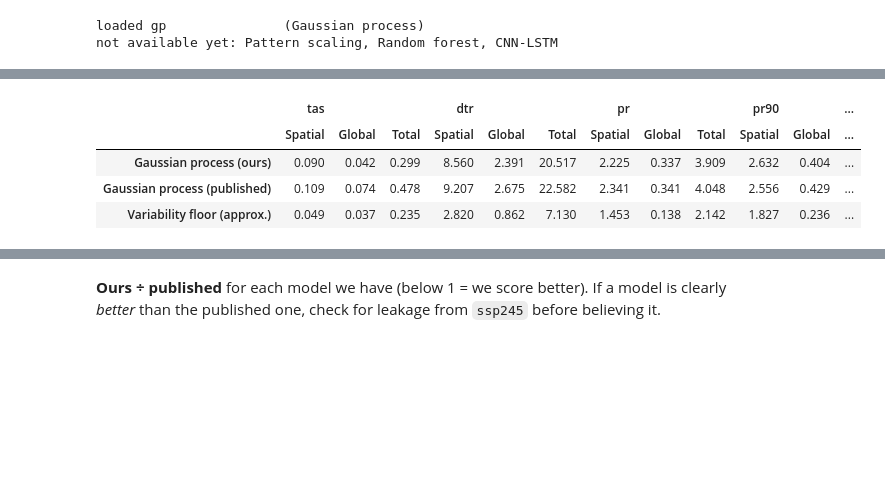
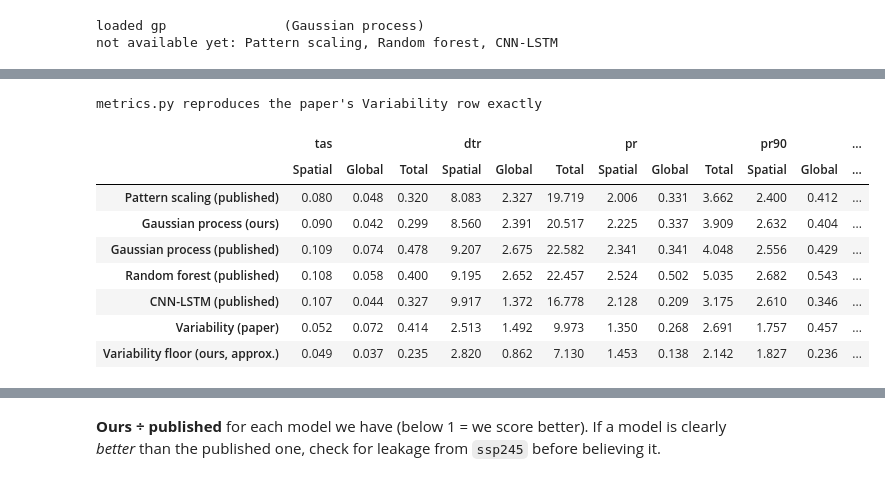
Before and after one commit to romanzrespicio/DSC180-D06-JCM-Project, a Jupyter notebook: notebooks/Week3_Leaderboard.ipynb, the cells around one changed output, grey strips where cells are left out. Cells and saved outputs as stored; diff of their text form; code cells hidden in the pictures; blank space fills up the shorter version.

```diff
--- a/notebooks/Week3_Leaderboard.ipynb
+++ b/notebooks/Week3_Leaderboard.ipynb
@@ -57,7 +57,7 @@ Each file is checked against the shared format before it is scored, so a wrong u
 instead of quietly producing a bad score.
 # %%
 # file prefix -> display name, and the matching row of the published leaderboard
-MODELS = {"pattern_scaling": ("Pattern scaling", None),
+MODELS = {"pattern_scaling": ("Pattern scaling", "Pattern Scaling"),
           "gp": ("Gaussian process", "Gaussian Process"),
           "rf": ("Random forest", "Random Forest"),
           "cnn_lstm": ("CNN-LSTM", "Neural Network")}
@@ -100,38 +109,60 @@ best achievable NRMSE (Question 3).
 # %%
-# README leaderboard, github.com/duncanwp/ClimateBench
+# Published results table (paper_figures.ipynb output; README leaderboard has the first three rows)
 PUBLISHED = {
     "Neural Network": {
         "tas": (0.107294, 0.0440271, 0.327429), "diurnal_temperature_range": (9.91735, 1.37219, 16.7783),
         "pr": (2.1281, 0.2093, 3.1746), "pr90": (2.61022, 0.345709, 4.33876)},
     "Gaussian Process": {
         "tas": (0.109106, 0.0738238, 0.478225), "diurnal_temperature_range": (9.20713, 2.67495, 22.5819),
         "pr": (2.34092, 0.341453, 4.04818), "pr90": (2.5559, 0.429154, 4.70167)},
     "Random Forest": {
         "tas": (0.107574, 0.0584057, 0.399602), "diurnal_temperature_range": (9.19503, 2.65241, 22.4571),
         "pr": (2.52431, 0.502126, 5.03494), "pr90": (2.68209, 0.543375, 5.39896)},
+    "Pattern Scaling": {
+        "tas": (0.080, 0.048, 0.320), "diurnal_temperature_range": (8.083, 2.327, 19.719),
+        "pr": (2.006, 0.331, 3.662), "pr90": (2.400, 0.412, 4.461)},
+    "Variability": {
+        "tas": (0.052, 0.072, 0.414), "diurnal_temperature_range": (2.513, 1.492, 9.973),
+        "pr": (1.350, 0.268, 2.691), "pr90": (1.757, 0.457, 4.043)},
 }
 METRICS = ["Spatial", "Global", "Total"]
 
 
 def to_row(scores):
     return pd.Series({(STYLE[var][0], k): scores[var][k] for var in TARGETS for k in METRICS})
 
 
+def published_row(name):
+    return to_row({var: dict(zip(METRICS, PUBLISHED[name][var])) for var in TARGETS})
+
+
+# check: our metric code reproduces the paper's Variability row (no model involved)
+ours_variability = to_row({var: variability_paper(members[var]) for var in TARGETS})
+assert np.allclose(ours_variability, published_row("Variability"), atol=1e-3), ours_variability
+print("metrics.py reproduces the paper's Variability row exactly")
+
 rows = {}
-for key, ds in preds.items():
-    name, published_name = MODELS.get(key, (key, None))
-    rows[f"{name} (ours)"] = to_row({var: nrmse(truth[var], ds[var]) for var in TARGETS})
-    if published_name:
-        rows[f"{name} (published)"] = to_row({var: dict(zip(METRICS, PUBLISHED[published_name][var]))
-                                              for var in TARGETS})
-rows["Variability floor (approx.)"] = to_row({var: variability_floor(members[var]) for var in TARGETS})
+for key, (name, published_name) in MODELS.items():      # paper's models, in a fixed order
+    if key in preds:
+        rows[f"{name} (ours)"] = to_row({var: nrmse(truth[var], preds[key][var]) for var in TARGETS})
+    rows[f"{name} (published)"] = published_row(published_name)
+for key in preds:                                       # any extra models, e.g. variants
+    if key not in MODELS:
+        rows[f"{key} (ours)"] = to_row({var: nrmse(truth[var], preds[key][var]) for var in TARGETS})
+rows["Variability (paper)"] = published_row("Variability")
+rows["Variability floor (ours, approx.)"] = to_row({var: variability_floor(members[var]) for var in TARGETS})
 
 leaderboard = pd.DataFrame(rows).T
 leaderboard.to_csv(f"{RESULTS}/leaderboard.csv")
 leaderboard.round(3)
 # %% [output]
+metrics.py reproduces the paper's Variability row exactly
 |  | tas |  |  | dtr |  |  | pr |  |  | pr90 |  | ... |
 |  | Spatial | Global | Total | Spatial | Global | Total | Spatial | Global | Total | Spatial | Global | ... |
+| Pattern scaling (published) | 0.080 | 0.048 | 0.320 | 8.083 | 2.327 | 19.719 | 2.006 | 0.331 | 3.662 | 2.400 | 0.412 | ... |
 | Gaussian process (ours) | 0.090 | 0.042 | 0.299 | 8.560 | 2.391 | 20.517 | 2.225 | 0.337 | 3.909 | 2.632 | 0.404 | ... |
 | Gaussian process (published) | 0.109 | 0.074 | 0.478 | 9.207 | 2.675 | 22.582 | 2.341 | 0.341 | 4.048 | 2.556 | 0.429 | ... |
-| Variability floor (approx.) | 0.049 | 0.037 | 0.235 | 2.820 | 0.862 | 7.130 | 1.453 | 0.138 | 2.142 | 1.827 | 0.236 | ... |
+| Random forest (published) | 0.108 | 0.058 | 0.400 | 9.195 | 2.652 | 22.457 | 2.524 | 0.502 | 5.035 | 2.682 | 0.543 | ... |
+| CNN-LSTM (published) | 0.107 | 0.044 | 0.327 | 9.917 | 1.372 | 16.778 | 2.128 | 0.209 | 3.175 | 2.610 | 0.346 | ... |
+| Variability (paper) | 0.052 | 0.072 | 0.414 | 2.513 | 1.492 | 9.973 | 1.350 | 0.268 | 2.691 | 1.757 | 0.457 | ... |
+| Variability floor (ours, approx.) | 0.049 | 0.037 | 0.235 | 2.820 | 0.862 | 7.130 | 1.453 | 0.138 | 2.142 | 1.827 | 0.236 | ... |
```
Also changed, not shown: parts of 8 cells of this notebook, 2 other files.
